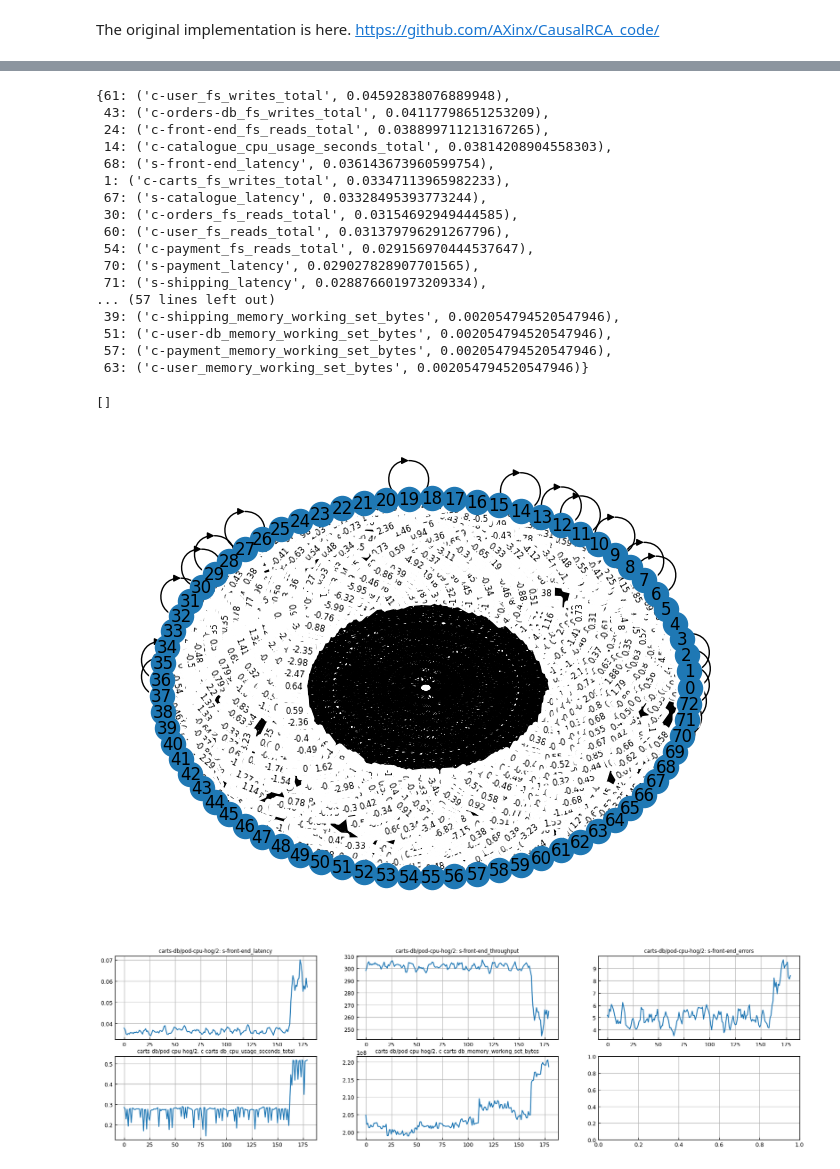
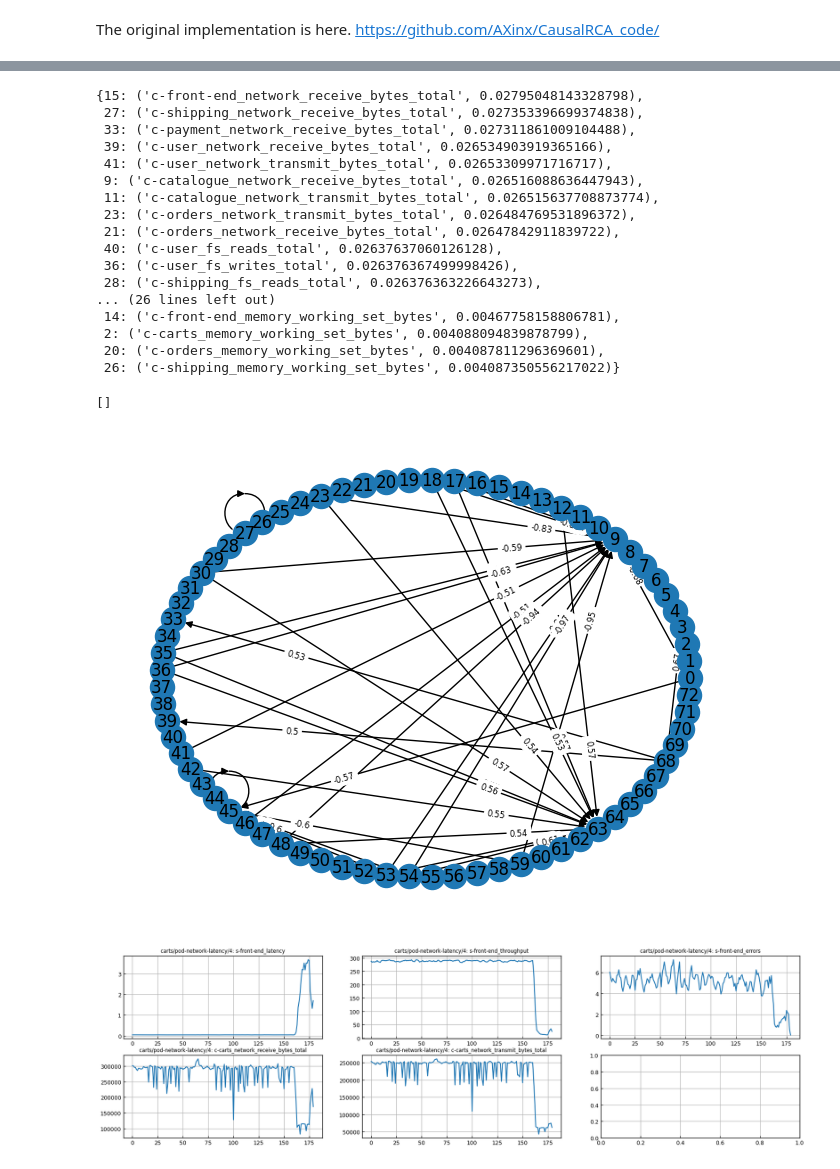
Before and after one commit to XuRepository/meltria-analyzer, a Jupyter notebook: notebooks/causalrca.ipynb, the cells around one changed output, grey strips where cells are left out. Cells and saved outputs as stored; diff of their text form; code cells hidden in the pictures.

```diff
--- a/notebooks/causalrca.ipynb
+++ b/notebooks/causalrca.ipynb
@@ -75,10 +75,10 @@ dataset_by_chaos = load_tsdr_by_chaos(
     use_manually_selected_metrics=False,
 )
 # %%
-record, data_df_by_metric_type = dataset_by_chaos[("pod-cpu-hog", "carts-db")][0]
+record, data_df_by_metric_type = dataset_by_chaos[("pod-network-latency", "carts")][0]
 dataset = pd.concat([
-    data_df_by_metric_type["containers"][-1].iloc[-40:180,:],
-    data_df_by_metric_type["services"][-1].iloc[-40:180, :],
+    data_df_by_metric_type["containers"][-1].iloc[0:180,:],
+    data_df_by_metric_type["services"][-1].iloc[0:180, :],
 ], axis=1)
 dataset.shape
 # %% [output]
@@ -94,6 +94,8 @@ MANUALLY_SELECTED_METRICS: set[str] = {
     "network_transmit_bytes_total",
 }
 
+container_names = ['front-end', 'user', 'catalogue', 'orders', 'carts', 'payment', 'shipping']
+
 def filter_manually_selected_metrics(df: pd.DataFrame) -> pd.DataFrame:
     # Filter only container metrics
     return df.loc[
@@ -104,6 +106,15 @@ def filter_manually_selected_metrics(df: pd.DataFrame) -> pd.DataFrame:
         ],
     ]
 
-dataset = filter_manually_selected_metrics(record.data_df).iloc[-40:180, :]
+def filter_by_container_names(df: pd.DataFrame) -> pd.DataFrame:
+    return df.loc[
+        :,
+        [
+            metric_name.split("_")[0].removeprefix("c-") in container_names
+            for metric_name in df.columns.tolist()
+        ],
+    ]
+
+dataset = filter_by_container_names(filter_manually_selected_metrics(record.data_df).iloc[0:180, :])
 dataset.shape
 # %% [output]
@@ -150,40 +141,41 @@ Done!
 ranks = causalrca.rank(graph_adj)
 ranks
 # %% [output]
-{61: ('c-user_fs_writes_total', 0.04592838076889948),
- 43: ('c-orders-db_fs_writes_total', 0.04117798651253209),
- 24: ('c-front-end_fs_reads_total', 0.038899711213167265),
- 14: ('c-catalogue_cpu_usage_seconds_total', 0.03814208904558303),
- 68: ('s-front-end_latency', 0.036143673960599754),
- 1: ('c-carts_fs_writes_total', 0.03347113965982233),
- 67: ('s-catalogue_latency', 0.03328495393773244),
- 30: ('c-orders_fs_reads_total', 0.03154692949444585),
- 60: ('c-user_fs_reads_total', 0.031379796291267796),
- 54: ('c-payment_fs_reads_total', 0.029156970444537647),
- 70: ('s-payment_latency', 0.029027828907701565),
- 71: ('s-shipping_latency', 0.028876601973209334),
-... (57 lines left out)
- 39: ('c-shipping_memory_working_set_bytes', 0.002054794520547946),
- 51: ('c-user-db_memory_working_set_bytes', 0.002054794520547946),
- 57: ('c-payment_memory_working_set_bytes', 0.002054794520547946),
- 63: ('c-user_memory_working_set_bytes', 0.002054794520547946)}
+{15: ('c-front-end_network_receive_bytes_total', 0.02795048143328798),
+ 27: ('c-shipping_network_receive_bytes_total', 0.027353396699374838),
+ 33: ('c-payment_network_receive_bytes_total', 0.027311861009104488),
+ 39: ('c-user_network_receive_bytes_total', 0.026534903919365166),
+ 41: ('c-user_network_transmit_bytes_total', 0.02653309971716717),
+ 9: ('c-catalogue_network_receive_bytes_total', 0.026516088636447943),
+ 11: ('c-catalogue_network_transmit_bytes_total', 0.026515637708873774),
+ 23: ('c-orders_network_transmit_bytes_total', 0.026484769531896372),
+ 21: ('c-orders_network_receive_bytes_total', 0.02647842911839722),
+ 40: ('c-user_fs_reads_total', 0.02637637060126128),
+ 36: ('c-user_fs_writes_total', 0.026376367499998426),
+ 28: ('c-shipping_fs_reads_total', 0.026376363226643273),
+... (26 lines left out)
+ 14: ('c-front-end_memory_working_set_bytes', 0.00467758158806781),
+ 2: ('c-carts_memory_working_set_bytes', 0.004088094839878799),
+ 20: ('c-orders_memory_working_set_bytes', 0.004087811296369601),
+ 26: ('c-shipping_memory_working_set_bytes', 0.004087350556217022)}
 # %%
 import networkx as nx
 
-graph_adj[np.abs(graph_adj) < 0.3] = 0
-org_G = nx.DiGraph(graph_adj)
+_graph_adj = graph_adj.copy()
+_graph_adj[np.abs(_graph_adj) < 0.5] = 0
+org_G = nx.DiGraph(_graph_adj)
 pos=nx.circular_layout(org_G)
 nx.draw(org_G, pos=pos, with_labels=True)
 edge_labels = {k: round(w, 2) for k, w in nx.get_edge_attributes(org_G, "weight").items()}
 nx.draw_networkx_edge_labels(org_G, pos, edge_labels=edge_labels, font_size=6, label_pos=0.25)
 plt.plot()
 # %% [output]
 []
-[figure, old version]
+[figure, new version]
 # %%
 from notebooklib import plot
 
 plot.plot_sli_and_causal_metrics(dataset, record)
 # plot.plot_dataset_dataframe(dataset, record)
 # %% [output]
-[figure, old version]
+[figure, new version]
```
Also changed, not shown: parts of 3 cells of this notebook, 1 other file.
